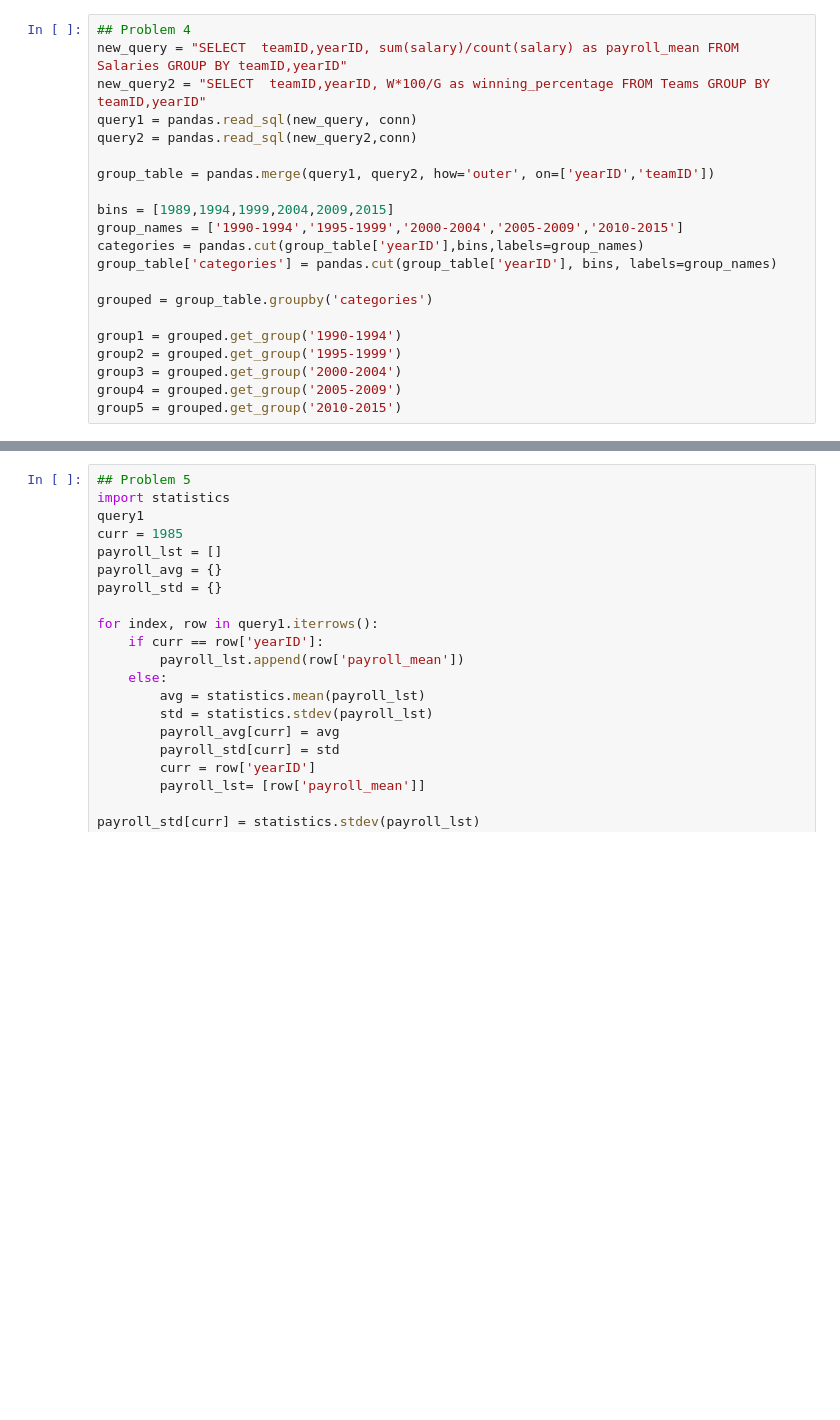
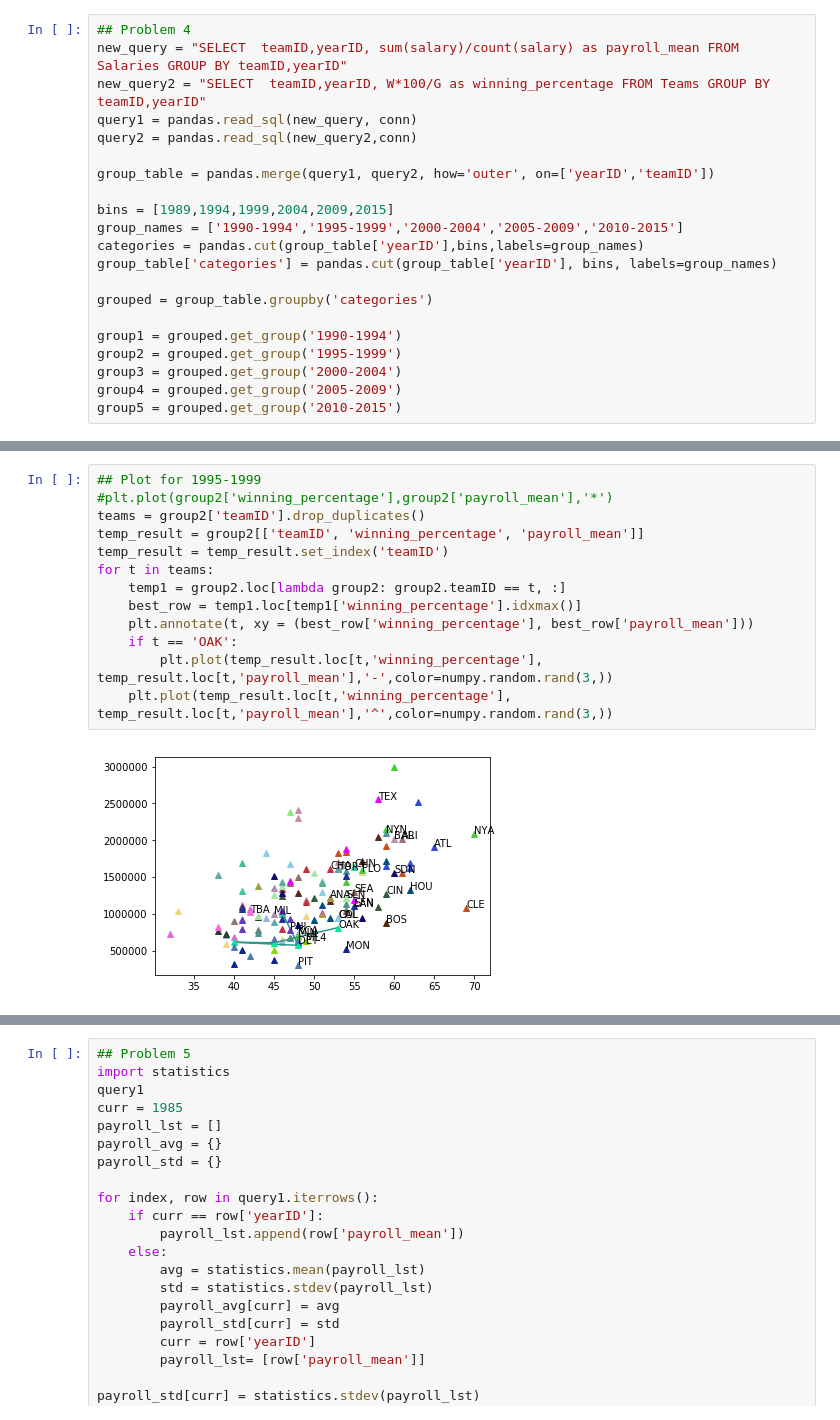
Before and after one commit to mhipona/cmsc320-mhipona, a Jupyter notebook: project2/project2.ipynb, the cells around one changed output, grey strips where cells are left out. Saved outputs shown, nothing was run; the diff lists cells and outputs as text; blank space fills up the shorter version.

```diff
--- a/project2/project2.ipynb
+++ b/project2/project2.ipynb
@@ -127,0 +117,15 @@ plt.plot(group5['winning_percentage'],group5['payroll_mean'],'*')
+# %%
+## Plot for 1995-1999
+#plt.plot(group2['winning_percentage'],group2['payroll_mean'],'*')
+teams = group2['teamID'].drop_duplicates()
+temp_result = group2[['teamID', 'winning_percentage', 'payroll_mean']]
+temp_result = temp_result.set_index('teamID')
+for t in teams:
+    temp1 = group2.loc[lambda group2: group2.teamID == t, :]
+    best_row = temp1.loc[temp1['winning_percentage'].idxmax()]
+    plt.annotate(t, xy = (best_row['winning_percentage'], best_row['payroll_mean']))
+    if t == 'OAK':
+        plt.plot(temp_result.loc[t,'winning_percentage'], temp_result.loc[t,'payroll_mean'],'-',color=numpy.random.rand(3,))
+    plt.plot(temp_result.loc[t,'winning_percentage'], temp_result.loc[t,'payroll_mean'],'^',color=numpy.random.rand(3,))
+# %% [output]
+[figure, added]
```
Also changed, not shown: parts of 21 cells of this notebook.
